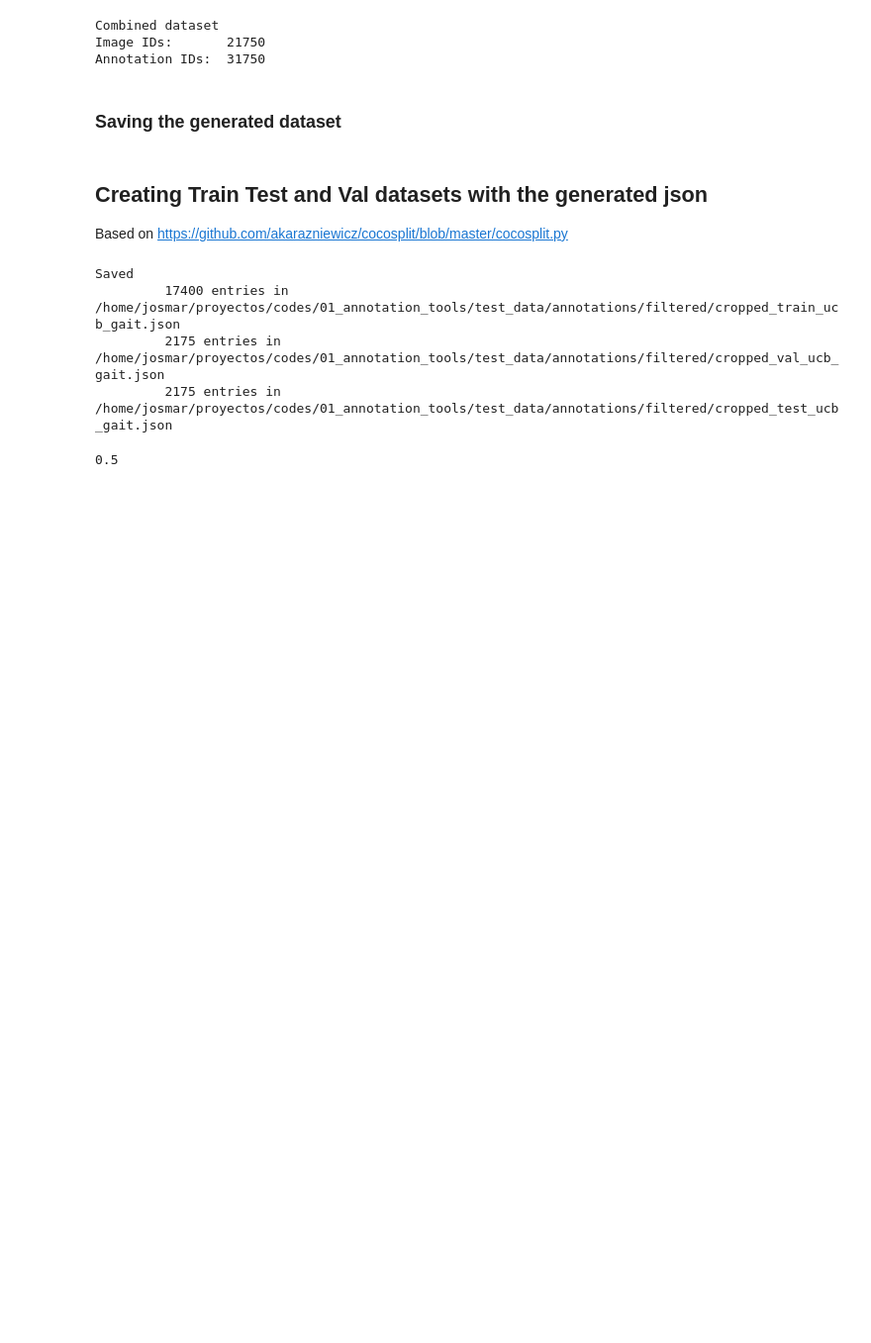
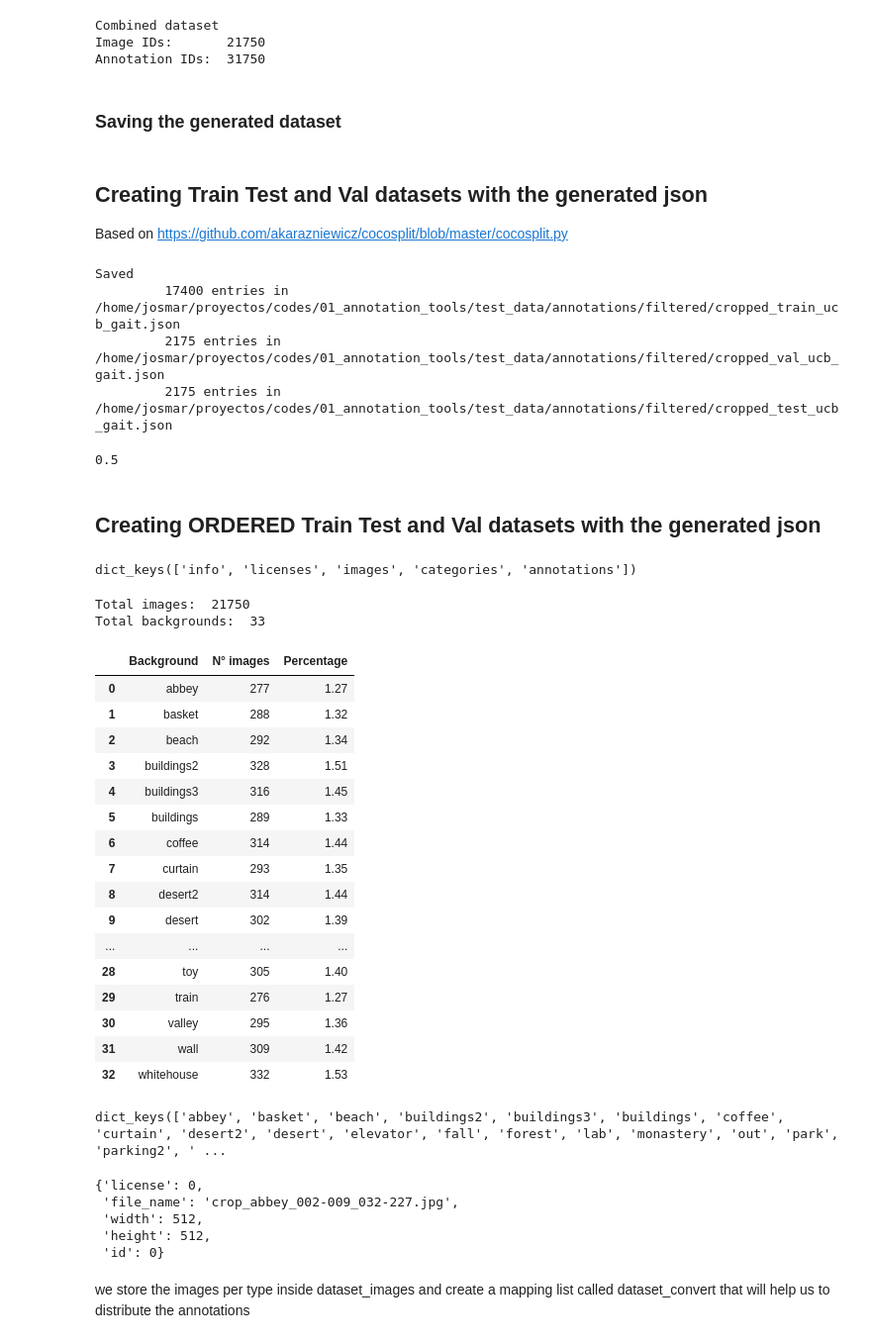
Before and after one commit to JosmarSuarez/Instance_Segmentation_Sandbox, a Jupyter notebook: 01_annotation_tools/mix_annotations.ipynb, the cells around one changed output. Shown at 99% size. Drawn from its saved outputs; the diff is of its cells as text; code cells hidden in the pictures; blank space fills up the shorter version.

```diff
--- a/01_annotation_tools/mix_annotations.ipynb
+++ b/01_annotation_tools/mix_annotations.ipynb
@@ -148,3 +148,64 @@ val_split = 0.1
 print(val_split)
 # %% [output]
 0.5
+# %% [markdown]
+## Creating ORDERED Train Test and Val datasets with the generated json
+# %%
+import json
+import pandas as pd
+import numpy as np
+
+dataset_path = "/home/josmar/proyectos/codes/datasets/ucb_gait_cropped/cropped_images_ucb.json"
+
+with open(dataset_path) as f:
+    dataset = json.load(f)
+# %%
+dataset.keys()
+# %% [output]
+dict_keys(['info', 'licenses', 'images', 'categories', 'annotations'])
+# %%
+bg_dict = {}
+for image in dataset["images"]:
+    place = image["file_name"].split("_")[1]
+    if place.find("-") != -1:
+        place = "lab"
+    if place in bg_dict:
+        bg_dict[place]+=1
+    else:
+        bg_dict[place]=1
+total = sum(bg_dict.values())
+print("Total images: ",total)
+print("Total backgrounds: ", len(bg_list), "\n")
+
+idx=0
+df = pd.DataFrame(columns=('Background', 'N° images', 'Percentage'))
+for key, value in bg_dict.items():
+
+    percent = round(value/total*100,2)
+    df.loc[idx] = [key, value, percent]
+    idx+=1
+display(df)
+# %% [output]
+Total images:  21750
+Total backgrounds:  33
+|  | Background | N° images | Percentage |
+| 0 | abbey | 277 | 1.27 |
+| 1 | basket | 288 | 1.32 |
+| 2 | beach | 292 | 1.34 |
+| 3 | buildings2 | 328 | 1.51 |
+| 4 | buildings3 | 316 | 1.45 |
+| 5 | buildings | 289 | 1.33 |
+| 6 | coffee | 314 | 1.44 |
+| 7 | curtain | 293 | 1.35 |
+| 8 | desert2 | 314 | 1.44 |
+| 9 | desert | 302 | 1.39 |
+| ... | ... | ... | ... |
+| 28 | toy | 305 | 1.40 |
+| 29 | train | 276 | 1.27 |
+| 30 | valley | 295 | 1.36 |
+| 31 | wall | 309 | 1.42 |
+| 32 | whitehouse | 332 | 1.53 |
+# %%
+print(bg_dict.keys())
+# %% [output]
+dict_keys(['abbey', 'basket', 'beach', 'buildings2', 'buildings3', 'buildings', 'coffee', 'curtain', 'desert2', 'desert', 'elevator', 'fall', 'forest', 'lab', 'monastery', 'out', 'park', 'parking2', ' ...
@@ -150,0 +216,10 @@ print(val_split)
+# %%
+dataset["images"][0]
+# %% [output]
+{'license': 0,
+ 'file_name': 'crop_abbey_002-009_032-227.jpg',
+ 'width': 512,
+ 'height': 512,
+ 'id': 0}
+# %% [markdown]
+we store the images per type inside dataset_images and create a mapping list called dataset_convert that will help us to distribute the annotations
```
Also changed, not shown: parts of 13 cells of this notebook, 1 other file.
